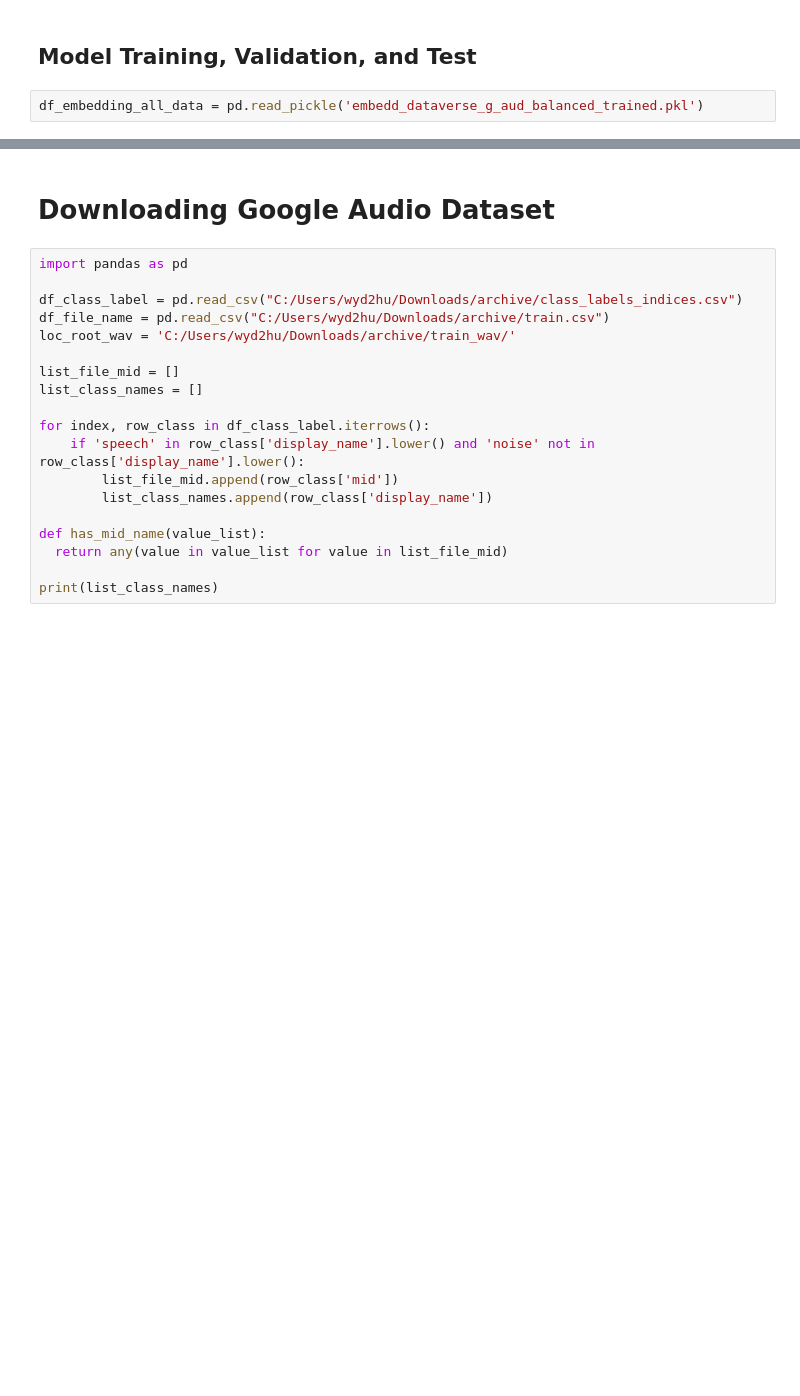
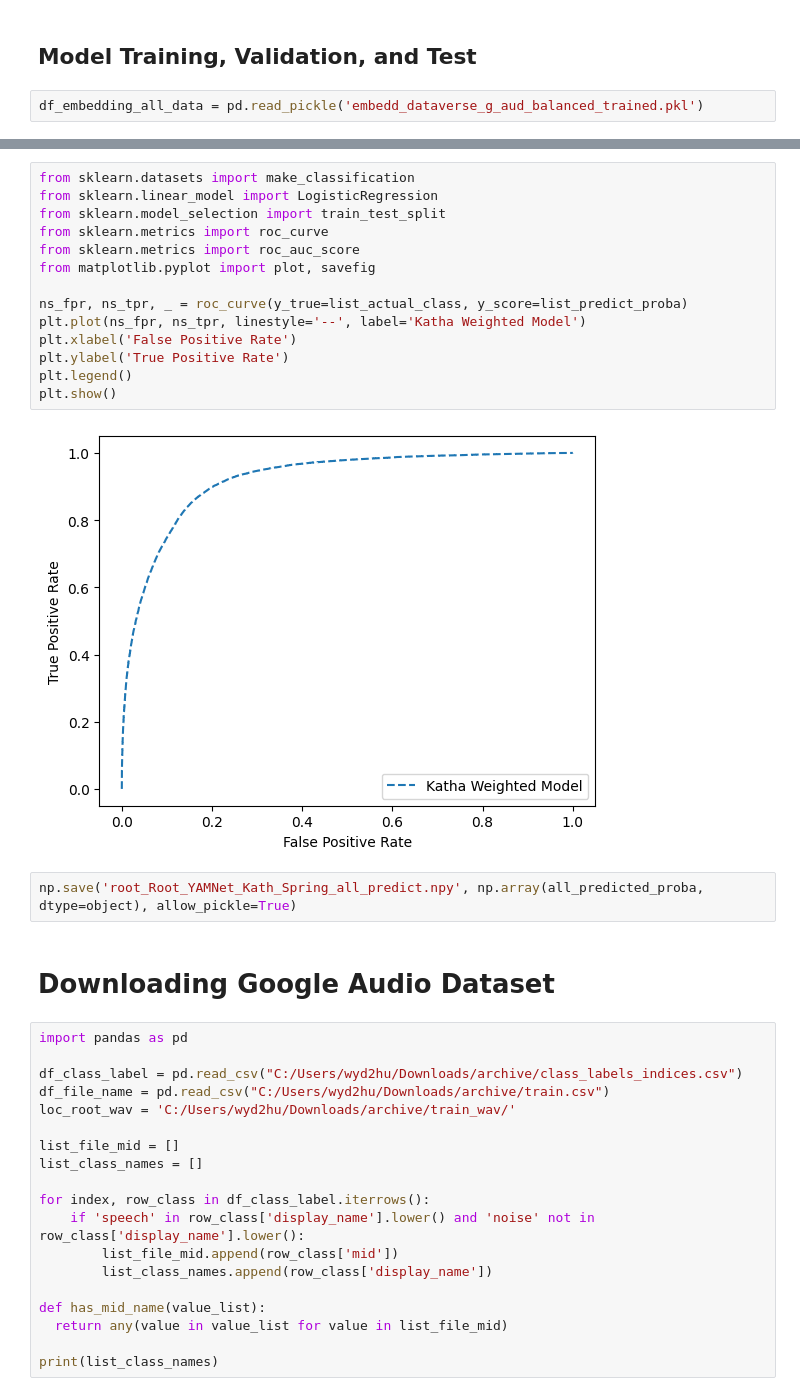
Before and after one commit to msabbir42/Katha, a Jupyter notebook: Root_YAMNet_Kath_Spring.ipynb, the cells around one changed output, grey strips where cells are left out. Drawn from its saved outputs; the diff is of its cells as text; blank space fills up the shorter version.

Commit message:
Add files via upload
YAMNet Based Model

```diff
--- a/Root_YAMNet_Kath_Spring.ipynb
+++ b/Root_YAMNet_Kath_Spring.ipynb
@@ -565,3 +587,21 @@ print(precision, recall, specificity, f1, acc, (recall + specificity)/2)
+# %%
+from sklearn.datasets import make_classification
+from sklearn.linear_model import LogisticRegression
+from sklearn.model_selection import train_test_split
+from sklearn.metrics import roc_curve
+from sklearn.metrics import roc_auc_score
+from matplotlib.pyplot import plot, savefig
+
+ns_fpr, ns_tpr, _ = roc_curve(y_true=list_actual_class, y_score=list_predict_proba)
+plt.plot(ns_fpr, ns_tpr, linestyle='--', label='Katha Weighted Model')
+plt.xlabel('False Positive Rate')
+plt.ylabel('True Positive Rate')
+plt.legend()
+plt.show()
+# %% [output]
+[figure, added]
+# %%
+np.save('root_Root_YAMNet_Kath_Spring_all_predict.npy', np.array(all_predicted_proba, dtype=object), allow_pickle=True)
 # %% [markdown]
 # Downloading Google Audio Dataset
 # %%
```
Also changed, not shown: parts of 6 cells of this notebook.
